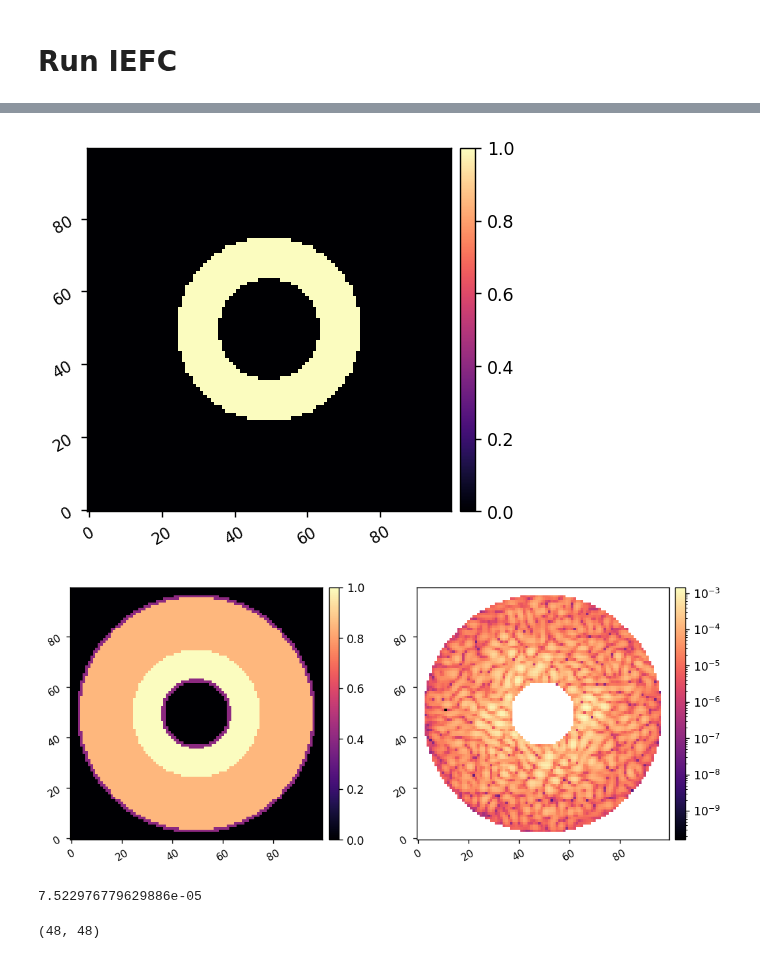
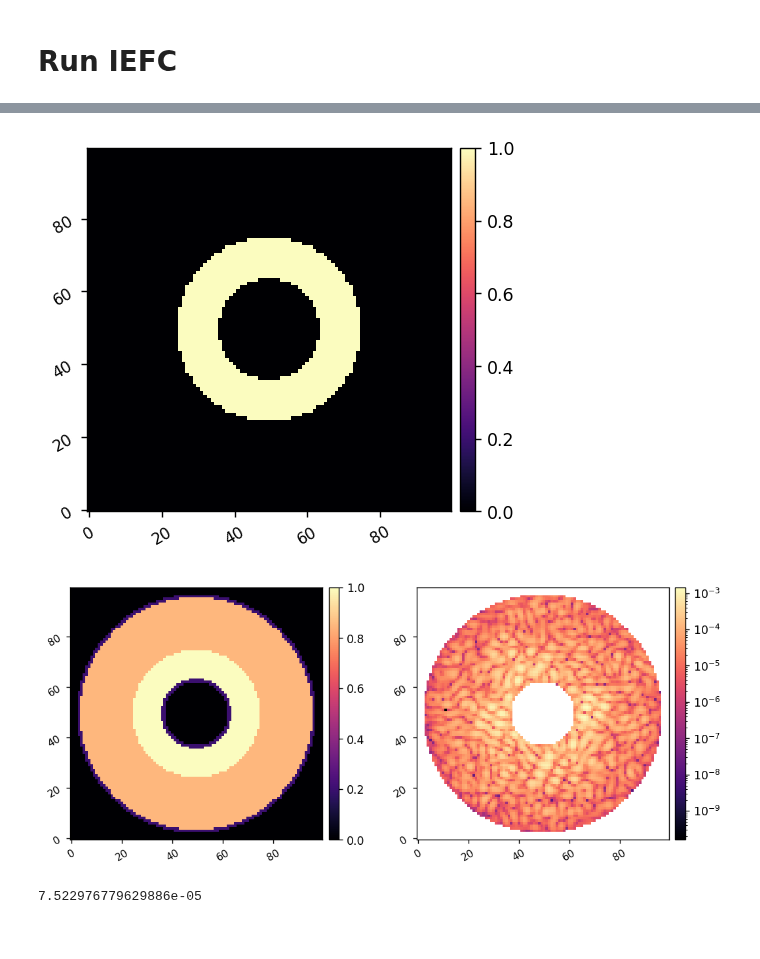
Before and after one commit to kian1377/roman-cgi-iefc, a Jupyter notebook: iefc_2dm_spc_wide_575_poke_modes.ipynb, the cells around one changed output, grey strips where cells are left out. Saved outputs shown, nothing was run; the diff lists cells and outputs as text; code cells hidden in the pictures.

```diff
--- a/iefc_2dm_spc_wide_575_poke_modes.ipynb
+++ b/iefc_2dm_spc_wide_575_poke_modes.ipynb
@@ -175,21 +161,21 @@ utils.fourier_filter_command()
 # %%
 reload(utils)
 roi1 = utils.create_annular_focal_plane_mask(mode, inner_radius=6, outer_radius=20, edge=None, plot=True)
 roi2 = utils.create_annular_focal_plane_mask(mode, inner_radius=5.4, outer_radius=20.6, edge=None, plot=True)
 roi3 = utils.create_annular_focal_plane_mask(mode, inner_radius=6, outer_radius=11, edge=None, plot=True)
 
 relative_weight_1 = 0.85
-relative_weight_2 = 0.4
+relative_weight_2 = 0.2
 weight_map = roi3 + relative_weight_1*(roi1*~roi3) + relative_weight_2*(roi2*~roi1*~roi3)
 control_mask = weight_map>0
 imshow2(weight_map, control_mask*ref_im, lognorm2=True)
 mean_ni = xp.mean(ref_im[control_mask])
 print(mean_ni)
 # %% [output]
 [figure]
 [figure]
 [figure]
-[figure, old version]
+[figure, new version]
 7.522976779629886e-05
 # %%
 mode.reset_dms()
@@ -197,10 +183,6 @@ mode.reset_dms()
 images = xp.array([ref_im])
 dm1_commands = xp.array([mode.get_dm1()])
 dm2_commands = xp.array([mode.get_dm2()])
-# %%
-dm1_commands[-8].shape
-# %% [output]
-(48, 48)
 # %%
 mode.set_dm1(ensure_np_array(dm1_commands[-8]))
 mode.set_dm2(ensure_np_array(dm2_commands[-8]))
```
Also changed, not shown: parts of 12 cells of this notebook, 8 other files.
